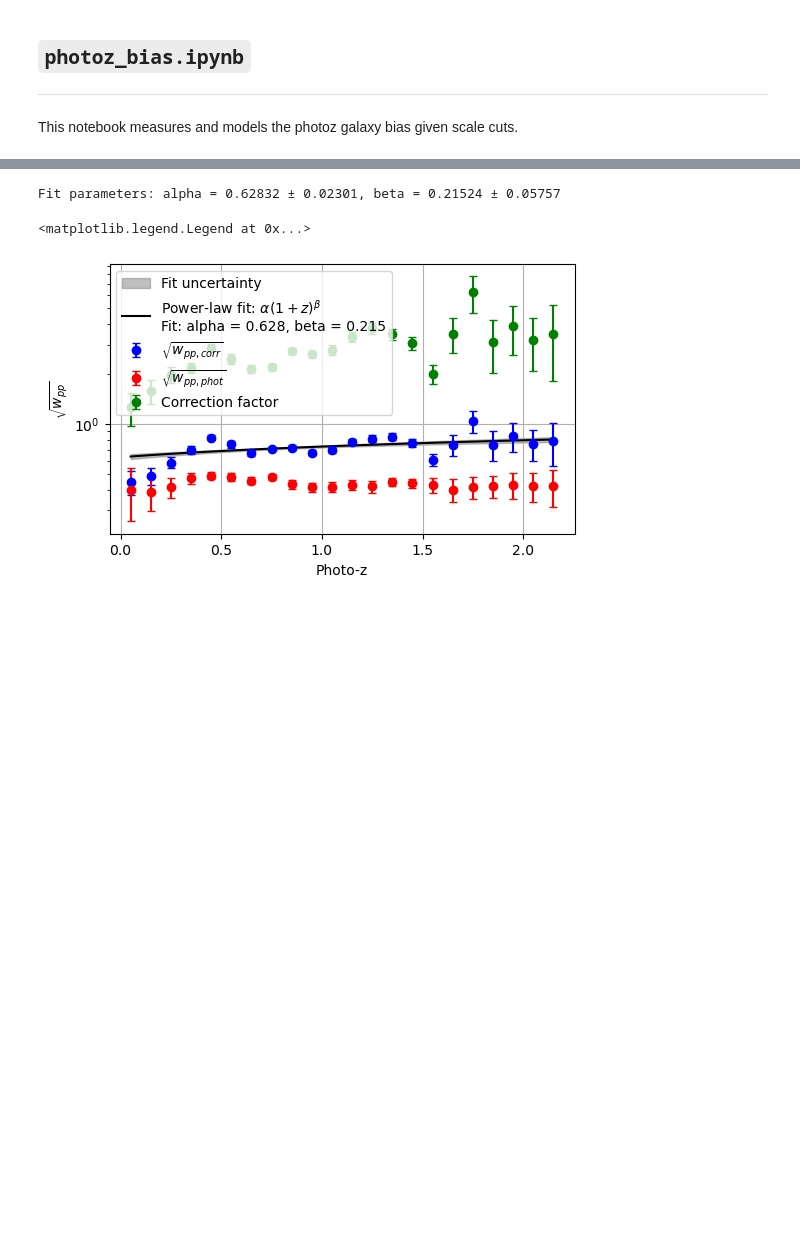
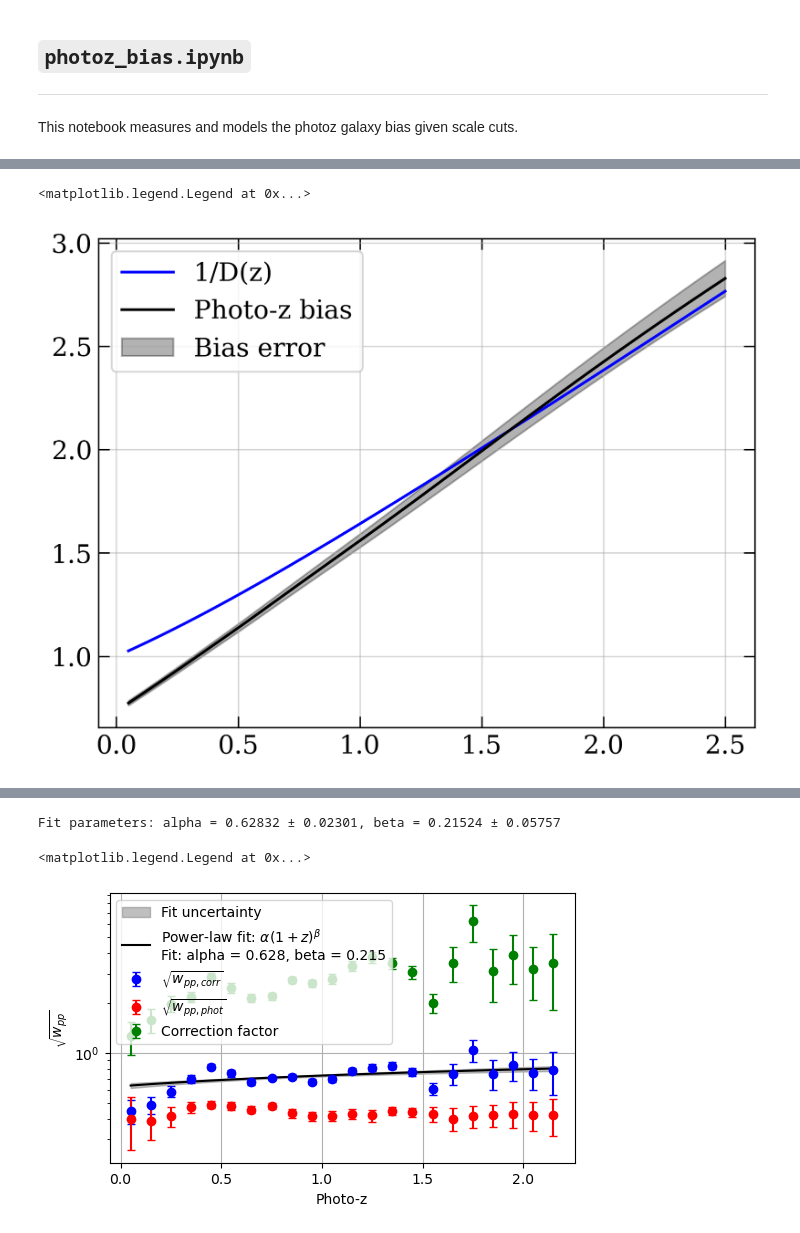
Before and after one commit to JeanCHDJdev/desi-y3-hsc, a Jupyter notebook: src/statistics/photoz_bias.ipynb, the cells around one changed output, grey strips where cells are left out. Saved outputs shown, nothing was run; the diff lists cells and outputs as text; code cells hidden in the pictures; blank space fills up the shorter version.

```diff
--- a/src/statistics/photoz_bias.ipynb
+++ b/src/statistics/photoz_bias.ipynb
@@ -571,0 +357,16 @@ plt.legend()
+# %%
+bias = lambda z: alpha*(1+z)**beta * np.sqrt(0.1/wdm_interpolator(z)) #dz=0.1
+bias_err = bias(zv) * np.sqrt(
+    (alpha_err / alpha)**2 +
+    (beta_err * np.log(1 + zv))**2
+)
+zv = np.linspace(0.05, 2.5, 150)
+import pyccl as ccl
+gf = ccl.background.growth_factor(ct.COSMO_ccl, a=1/(1+zv))
+plt.plot(zv, 1/gf, color='blue', label='1/D(z)')
+plt.plot(zv, bias(zv), color='black', label='Photo-z bias')
+plt.fill_between(zv, bias(zv) - bias_err, bias(zv) + bias_err, color='black', alpha=0.3, label='Bias error')
+plt.legend(loc='upper left')
+# %% [output]
+<matplotlib.legend.Legend at 0x...>
+[figure, added]
```
Also changed, not shown: parts of 26 cells of this notebook, 8 other files.
